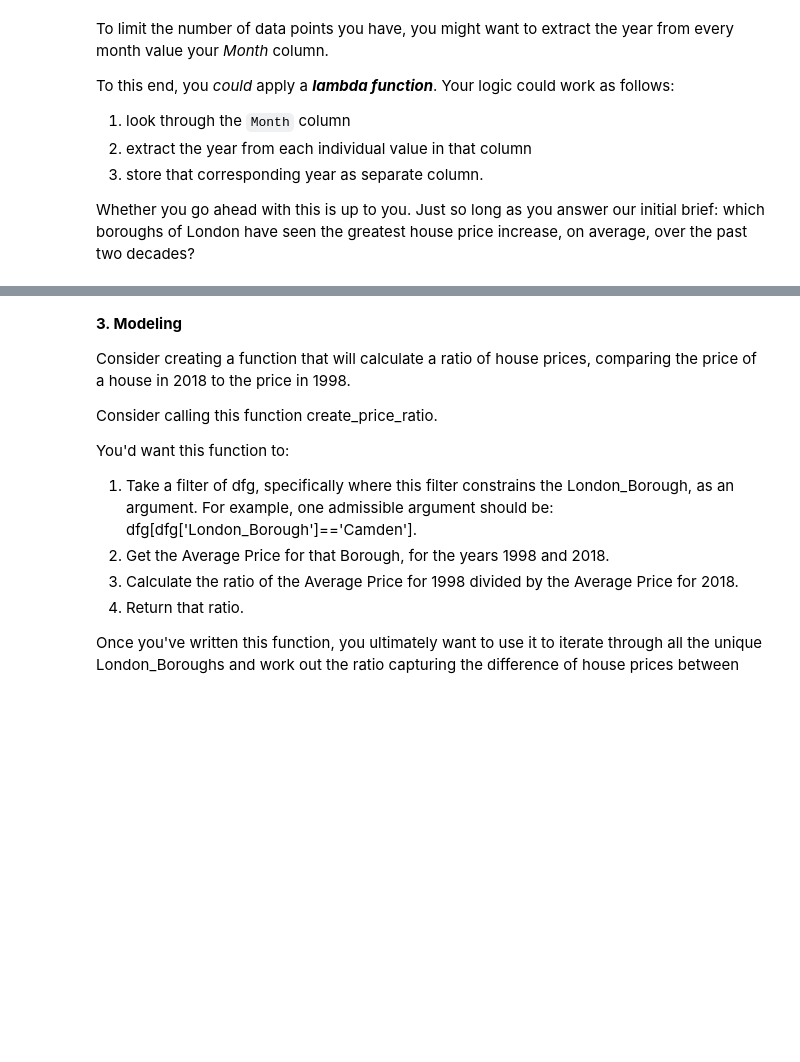
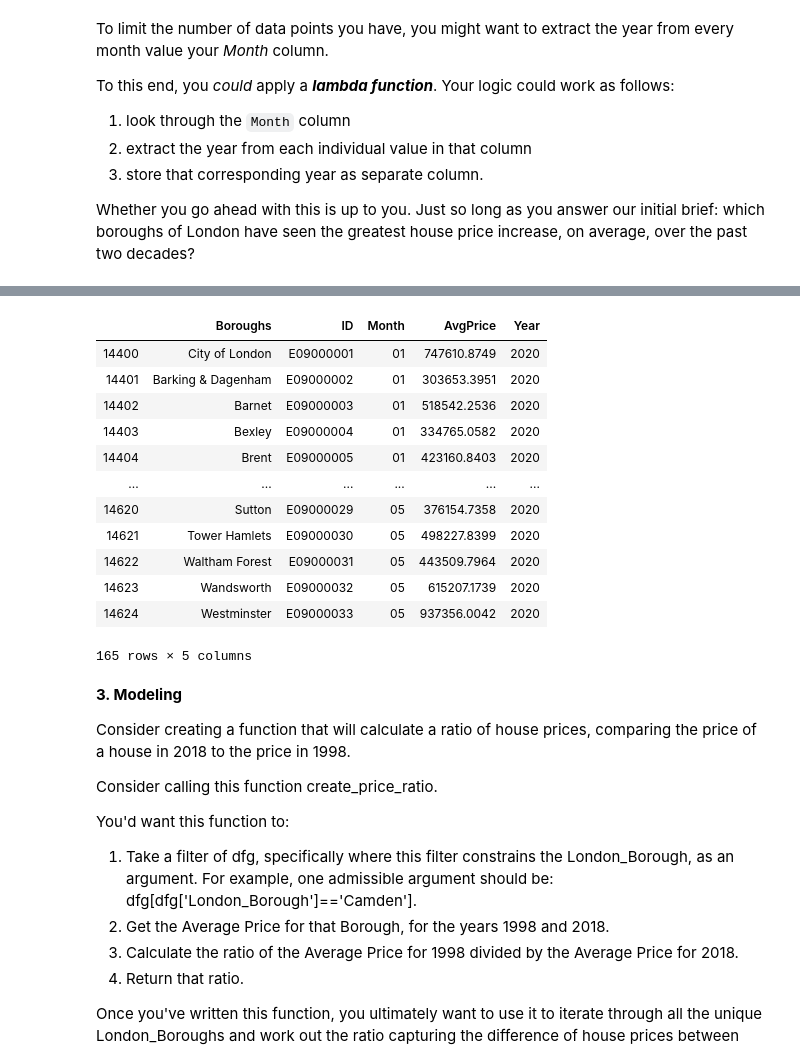
Before and after one commit to cogentdom/LondonHousing, a Jupyter notebook: Unit 4 Challenge - Tier 3.ipynb, the cells around one changed output, grey strips where cells are left out. Cells and saved outputs as stored; diff of their text form; code cells hidden in the pictures; blank space fills up the shorter version.

```diff
--- a/Unit 4 Challenge - Tier 3.ipynb
+++ b/Unit 4 Challenge - Tier 3.ipynb
@@ -322,3 +351,19 @@ Whether you go ahead with this is up to you. Just so long as you answer our init
+# %%
+prop_20
+# %% [output]
+|  | Boroughs | ID | Month | AvgPrice | Year |
+| 14400 | City of London | E09000001 | 01 | 747610.8749 | 2020 |
+| 14401 | Barking & Dagenham | E09000002 | 01 | 303653.3951 | 2020 |
+| 14402 | Barnet | E09000003 | 01 | 518542.2536 | 2020 |
+| 14403 | Bexley | E09000004 | 01 | 334765.0582 | 2020 |
+| 14404 | Brent | E09000005 | 01 | 423160.8403 | 2020 |
+| ... | ... | ... | ... | ... | ... |
+| 14620 | Sutton | E09000029 | 05 | 376154.7358 | 2020 |
+| 14621 | Tower Hamlets | E09000030 | 05 | 498227.8399 | 2020 |
+| 14622 | Waltham Forest | E09000031 | 05 | 443509.7964 | 2020 |
+| 14623 | Wandsworth | E09000032 | 05 | 615207.1739 | 2020 |
+| 14624 | Westminster | E09000033 | 05 | 937356.0042 | 2020 |
+165 rows × 5 columns
 # %% [markdown]
 **3. Modeling**
 
```
Also changed, not shown: parts of 3 cells of this notebook.
